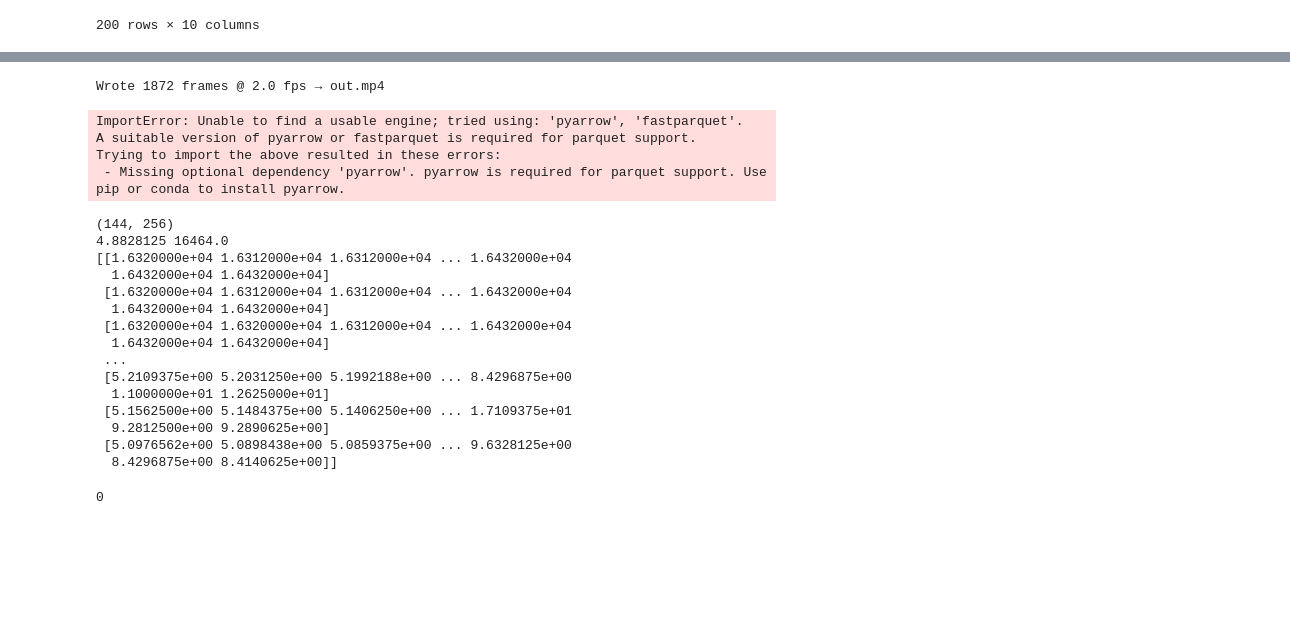
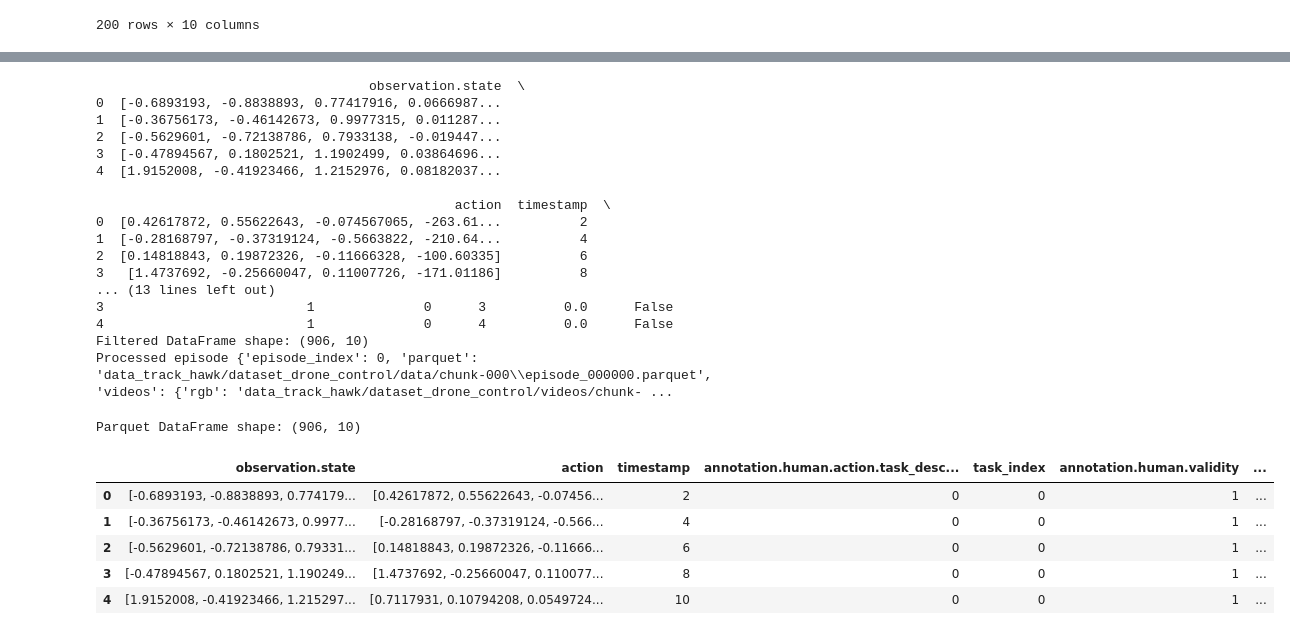
Before and after one commit to DavidKalajdzic/track-hawk, a Jupyter notebook: test.ipynb, the cells around one changed output, grey strips where cells are left out. Cells and saved outputs as stored; diff of their text form; code cells hidden in the pictures; blank space fills up the shorter version.

Commit message:
implemented parquet file data filtering method

```diff
--- a/test.ipynb
+++ b/test.ipynb
@@ -57,27 +47,3 @@ len(imgs)
-# %%
-import os
-import cv2
-
-src_dir = "data_track_hawk/drone_control/before_processing/camera_data_v6_turtle"  # directory with images
-out_file = "out.mp4"
-
-dt       = 0.5              # seconds per frame
-fps      = 1.0 / dt
-
-imgs = sorted(f for f in os.listdir(src_dir)
-              if f.lower().endswith(".bmp"))
-first = cv2.imread(os.path.join(src_dir, imgs[0]))
-h, w = first.shape[:2]
-
-fourcc = cv2.VideoWriter_fourcc(*"mp4v")
-writer = cv2.VideoWriter(out_file, fourcc, fps, (w, h))
-for fn in imgs:
-    frame = cv2.imread(os.path.join(src_dir, fn))
-    writer.write(frame)
-writer.release()
-print(f"Wrote {len(imgs)} frames @ {fps} fps → {out_file}")
-# %% [output]
-Wrote 1872 frames @ 2.0 fps → out.mp4
 # %%
 import os
 import re
@@ -257,10 +261,23 @@ def process_episode(episode: int,
 BEFORE = "data_track_hawk/before_processing"
 DATA_OUT = "data_track_hawk/dataset_drone_control/data/chunk-000"
 VIDEO_OUT = "data_track_hawk/dataset_drone_control/videos/chunk-000"
-result = process_episode(5, BEFORE, DATA_OUT, VIDEO_OUT)
+result = process_episode(0, BEFORE, DATA_OUT, VIDEO_OUT)
 print("Processed episode", result)
 # %% [output]
-ImportError: Unable to find a usable engine; tried using: 'pyarrow', 'fastparquet'.
-A suitable version of pyarrow or fastparquet is required for parquet support.
-Trying to import the above resulted in these errors:
- - Missing optional dependency 'pyarrow'. pyarrow is required for parquet support. Use pip or conda to install pyarrow.
+                                   observation.state  \
+0  [-0.6893193, -0.8838893, 0.77417916, 0.0666987...
+1  [-0.36756173, -0.46142673, 0.9977315, 0.011287...
+2  [-0.5629601, -0.72138786, 0.7933138, -0.019447...
+3  [-0.47894567, 0.1802521, 1.1902499, 0.03864696...
+4  [1.9152008, -0.41923466, 1.2152976, 0.08182037...
+
+                                              action  timestamp  \
+0  [0.42617872, 0.55622643, -0.074567065, -263.61...          2
+1  [-0.28168797, -0.37319124, -0.5663822, -210.64...          4
+2  [0.14818843, 0.19872326, -0.11666328, -100.60335]          6
+3   [1.4737692, -0.25660047, 0.11007726, -171.01186]          8
+... (13 lines left out)
+3                          1              0      3          0.0      False
+4                          1              0      4          0.0      False
+Filtered DataFrame shape: (906, 10)
+Processed episode {'episode_index': 0, 'parquet': 'data_track_hawk/dataset_drone_control/data/chunk-000\\episode_000000.parquet', 'videos': {'rgb': 'data_track_hawk/dataset_drone_control/videos/chunk- ...
@@ -319,19 +284,14 @@ def test_create_video_for_cam(src_dir: str,
-# %%
-test_create_video_for_cam("data_track_hawk/before_processing/camera_data_v6_turtle", 1, "test.mp4")
-# %% [output]
-(144, 256)
-4.8828125 16464.0
-[[1.6320000e+04 1.6312000e+04 1.6312000e+04 ... 1.6432000e+04
-  1.6432000e+04 1.6432000e+04]
- [1.6320000e+04 1.6312000e+04 1.6312000e+04 ... 1.6432000e+04
-  1.6432000e+04 1.6432000e+04]
- [1.6320000e+04 1.6320000e+04 1.6312000e+04 ... 1.6432000e+04
-  1.6432000e+04 1.6432000e+04]
- ...
- [5.2109375e+00 5.2031250e+00 5.1992188e+00 ... 8.4296875e+00
-  1.1000000e+01 1.2625000e+01]
- [5.1562500e+00 5.1484375e+00 5.1406250e+00 ... 1.7109375e+01
-  9.2812500e+00 9.2890625e+00]
- [5.0976562e+00 5.0898438e+00 5.0859375e+00 ... 9.6328125e+00
-  8.4296875e+00 8.4140625e+00]]
-0
+# %%
+df_ = pd.read_parquet(result["parquet"])
+print("Parquet DataFrame shape:", df_.shape)
+# %% [output]
+Parquet DataFrame shape: (906, 10)
+# %%
+df_.head(5)  # Display the first 5 rows of the DataFrame
+# %% [output]
+|  | observation.state | action | timestamp | annotation.human.action.task_desc... | task_index | annotation.human.validity | ... |
+| 0 | [-0.6893193, -0.8838893, 0.774179... | [0.42617872, 0.55622643, -0.07456... | 2 | 0 | 0 | 1 | ... |
+| 1 | [-0.36756173, -0.46142673, 0.9977... | [-0.28168797, -0.37319124, -0.566... | 4 | 0 | 0 | 1 | ... |
+| 2 | [-0.5629601, -0.72138786, 0.79331... | [0.14818843, 0.19872326, -0.11666... | 6 | 0 | 0 | 1 | ... |
+| 3 | [-0.47894567, 0.1802521, 1.190249... | [1.4737692, -0.25660047, 0.110077... | 8 | 0 | 0 | 1 | ... |
+| 4 | [1.9152008, -0.41923466, 1.215297... | [0.7117931, 0.10794208, 0.0549724... | 10 | 0 | 0 | 1 | ... |
```
Also changed, not shown: parts of 5 cells of this notebook, 2 other files.
